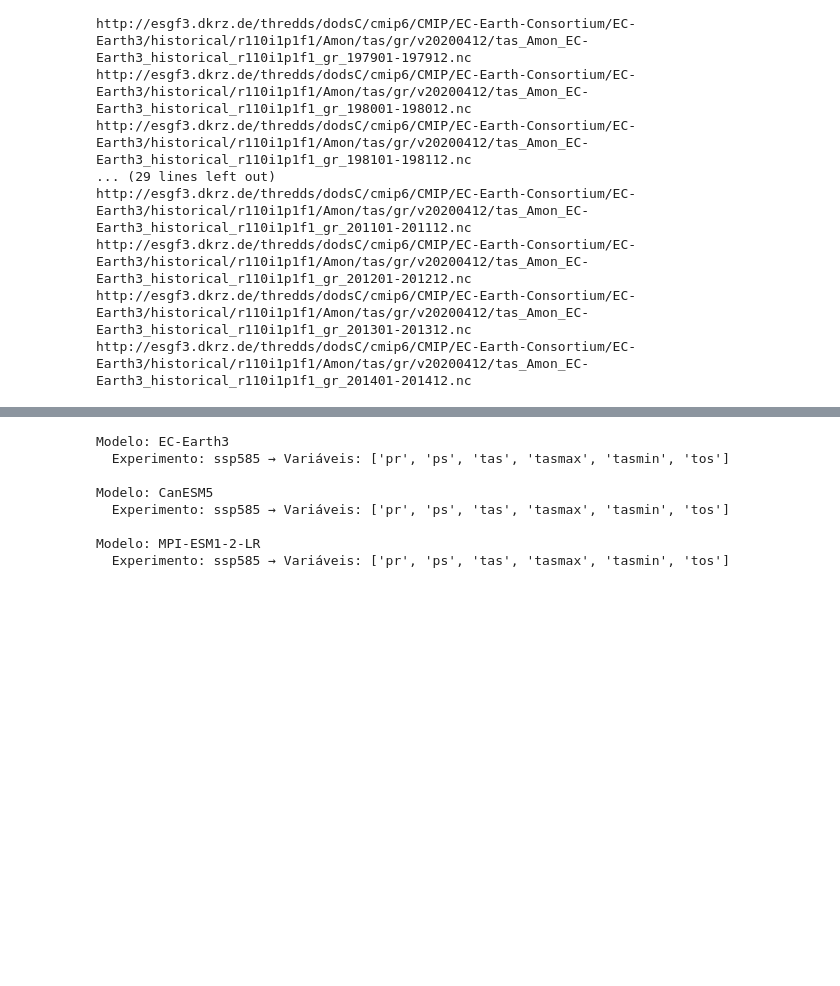
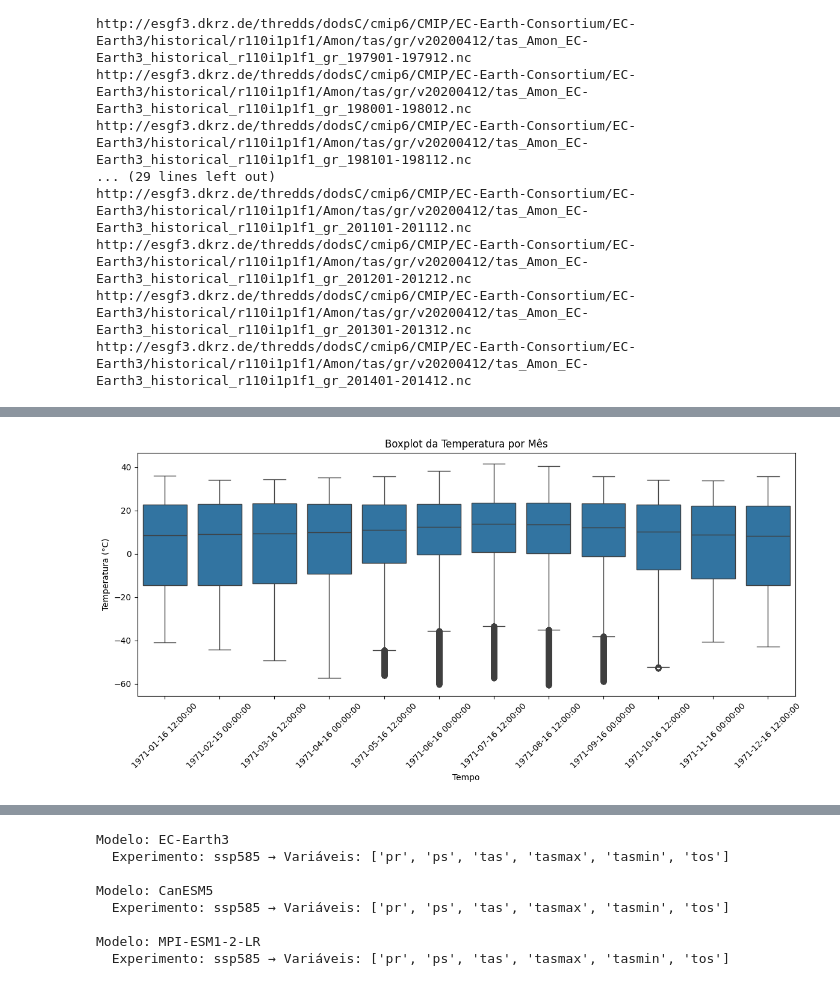
Before and after one commit to thais-oak/climate_data_processing, a Jupyter notebook: processing_test.ipynb, the cells around one changed output, grey strips where cells are left out. Saved outputs shown, nothing was run; the diff lists cells and outputs as text; code cells hidden in the pictures; blank space fills up the shorter version.

Commit message:
modified:   .gitignore | adicao da extensao nc || modified:   processing_test.ipynb | inclusao de conversoes e analises exploratorias

```diff
--- a/processing_test.ipynb
+++ b/processing_test.ipynb
@@ -666,8 +373,18 @@ Download URL: http://esgf3.dkrz.de/thredds/fileServer/cmip6/CMIP/EC-Earth-Consor
 # %%
-import requests
+# selecionando um dos arquivos do dataset para baixar
+first_file = files[1]
+first_file_name = files[1].json["title"]
 
+# download do dataset via requests
 url = first_file.download_url
 response = requests.get(url)
 
-with open('tas_example.nc', 'wb') as f:
+dir_ec_earth_tas = r"C:\Users\thais\Documents\repositorios\climate_data_processing\datasets\ec_earth3\tas"
+#dir_ec_earth_tas_file = f"{dir_ec_earth_tas}\\{first_file_name}"
+dir_ec_earth_tas_file = os.path.join(dir_ec_earth_tas, first_file_name)
+
+with open(dir_ec_earth_tas_file, "wb") as f:
     f.write(response.content)
+
+ec_earth_tas_raw = xr.open_dataset(dir_ec_earth_tas_file)
+print(ec_earth_tas_raw)
@@ -683,0 +530,15 @@ True
+# %%
+import seaborn as sns
+
+tas_celsius_df = tas_celsius.to_dataframe(name="temperature").reset_index()
+
+plt.figure(figsize=(12, 6))
+sns.boxplot(data=tas_celsius_df, x="time", y="temperature")
+plt.xticks(rotation=45)
+plt.title("Boxplot da Temperatura por Mês")
+plt.ylabel("Temperatura (°C)")
+plt.xlabel("Tempo")
+plt.tight_layout()
+plt.show()
+# %% [output]
+[figure, added]
```
Also changed, not shown: parts of 37 cells of this notebook, 1 other file.
